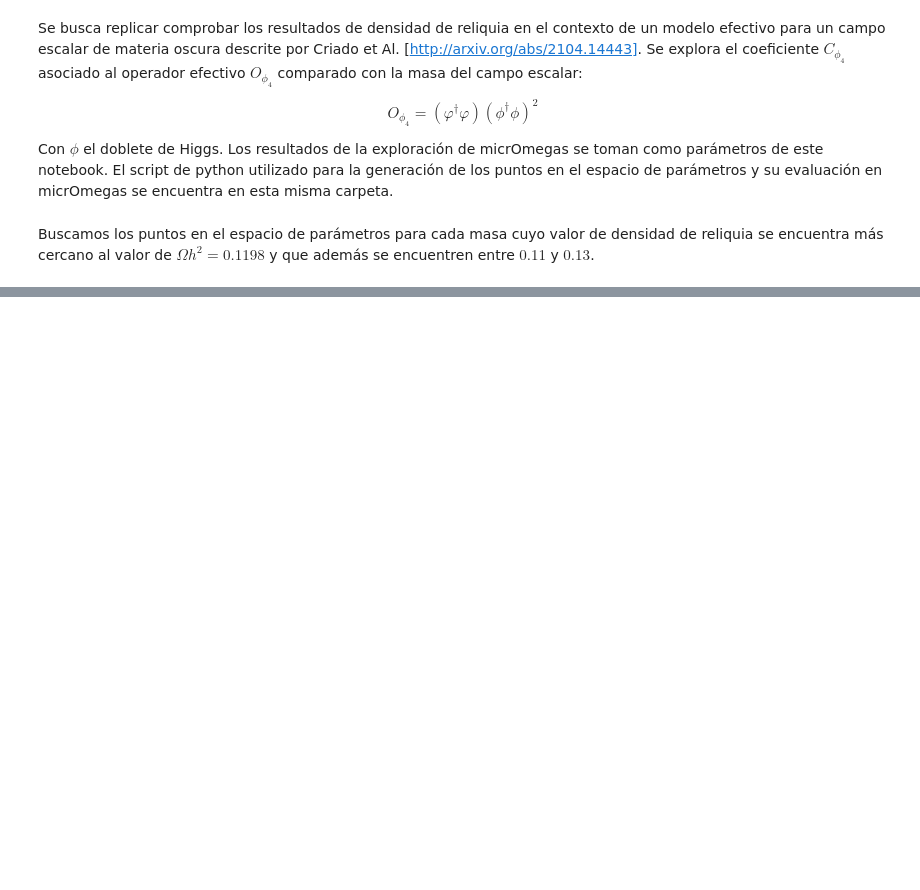
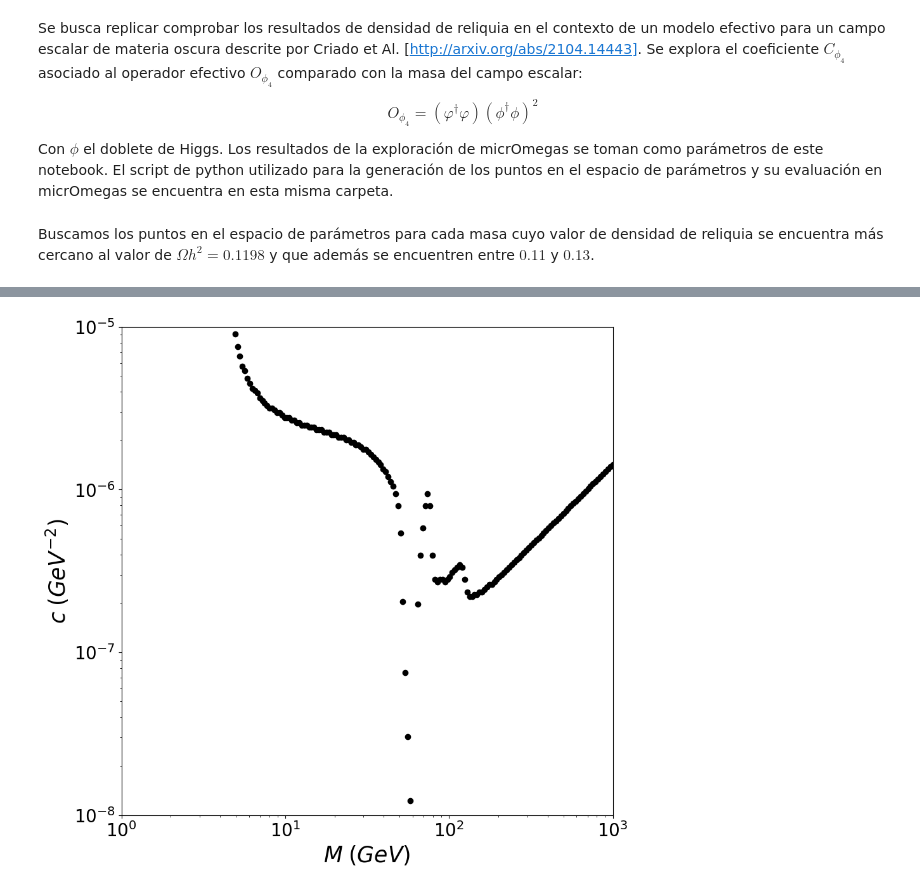
Before and after one commit to sgogoeg/tdg, a Jupyter notebook: Scripts/EFFRealPortal4/extract_relic_densities.ipynb, the cells around one changed output, grey strips where cells are left out. Saved outputs shown, nothing was run; the diff lists cells and outputs as text; code cells hidden in the pictures; blank space fills up the shorter version.

```diff
--- a/Scripts/EFFRealPortal4/extract_relic_densities.ipynb
+++ b/Scripts/EFFRealPortal4/extract_relic_densities.ipynb
@@ -76,0 +77,22 @@ plt.show()
+# %%
+# Generando grafica de los resultados
+plt.figure(figsize=(10,10))
+
+plt.scatter(line[:,0],line[:,1], color = 'black')
+
+plt.xscale('log')
+plt.yscale('log')
+
+plt.xticks(size=20)
+plt.yticks(size=20)
+
+plt.xlabel(r"$M \; \left( GeV \right)$", size=25)
+plt.ylabel(r"$c \; \left( GeV^{-2} \right)$", size=25)
+
+plt.xlim(1,1000)
+plt.ylim(1e-8,1e-5)
+
+plt.savefig("relicdensity.png")
+plt.show()
+# %% [output]
+[figure, added]
```
Also changed, not shown: parts of 1 cell of this notebook, 48 other files.
